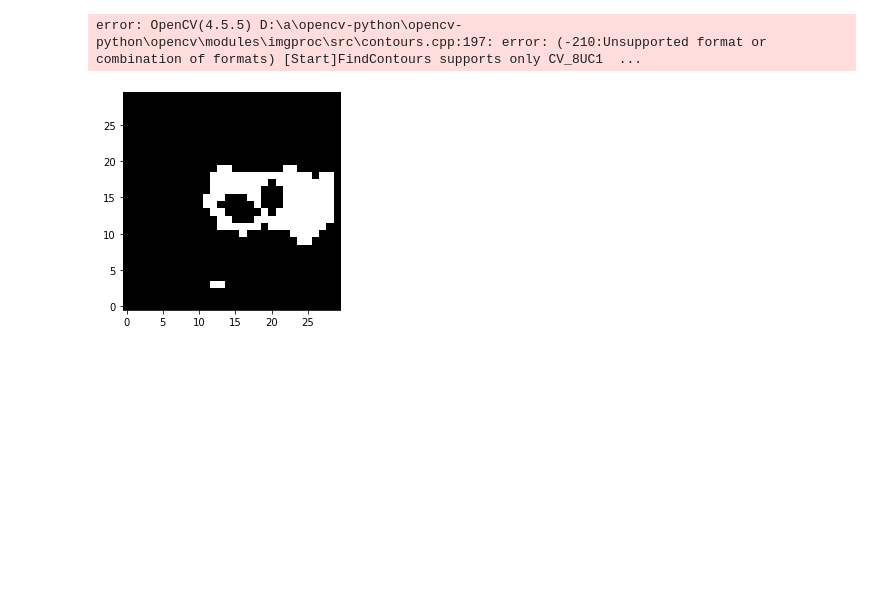
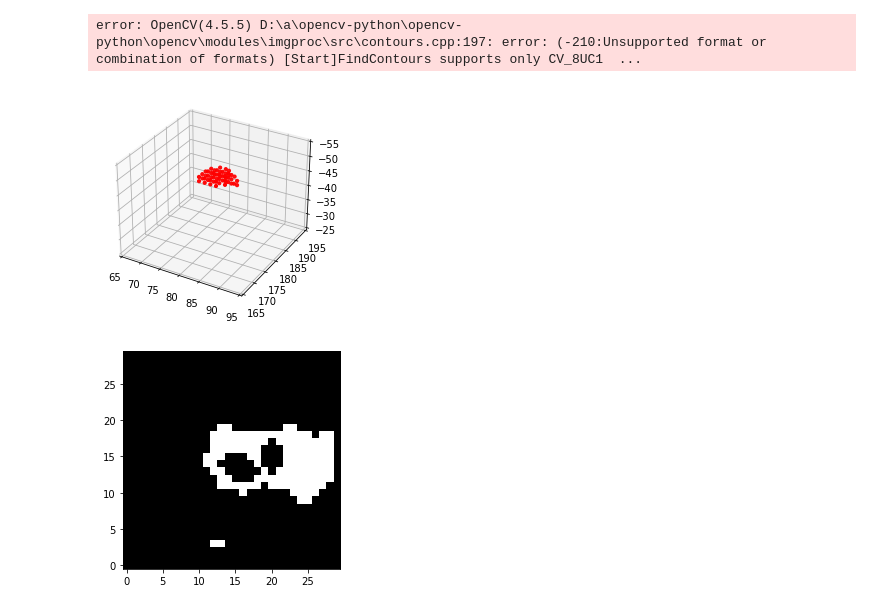
Before and after one commit to ellenwang1/ew-honoursthesis, a Jupyter notebook: Code/rf_iter_4.ipynb, the cells around one changed output. Drawn from its saved outputs; the diff is of its cells as text; code cells hidden in the pictures; blank space fills up the shorter version.

Commit message:
generate correct data

```diff
--- a/Code/rf_iter_4.ipynb
+++ b/Code/rf_iter_4.ipynb
@@ -384,6 +388,20 @@ ret, thresh = cv2.threshold(tophat_img, 70, 255, 0)
 contours, hierarchy = cv2.findContours(thresh, cv2.RETR_TREE, cv2.CHAIN_APPROX_SIMPLE)
 # %% [output]
 error: OpenCV(4.5.5) D:\a\opencv-python\opencv-python\opencv\modules\imgproc\src\contours.cpp:197: error: (-210:Unsupported format or combination of formats) [Start]FindContours supports only CV_8UC1  ...
+# %%
+### Histogram of all values
+img = nib.load(r'C:\Users\ellen\Documents\ew-honoursthesis\Data\forAudrey.tar\Original\lacune_T1space_JiyangCorrected20210920\0046_lacuneT1space.nii.gz')
+data = img.get_fdata()
+x,y,z = data.nonzero()
+fig = plt.figure()
+ax = fig.add_subplot(111, projection='3d')
+ax.scatter(x, y, -z, zdir='z', c= 'red', s= 10)
+ax.set_xlim(65, 95)
+ax.set_ylim(165, 195)
+ax.set_zlim(-25, -55)
+plt.savefig("demo.png")
+# %% [output]
+[figure, added]
 # %%
 new_image = cv2.drawContours(thresh, contours, -1, (0,255,0), 1)
 plt.imshow(new_image, cmap="gray", origin="lower")
```
Also changed, not shown: parts of 2 cells of this notebook, 4 other files.
